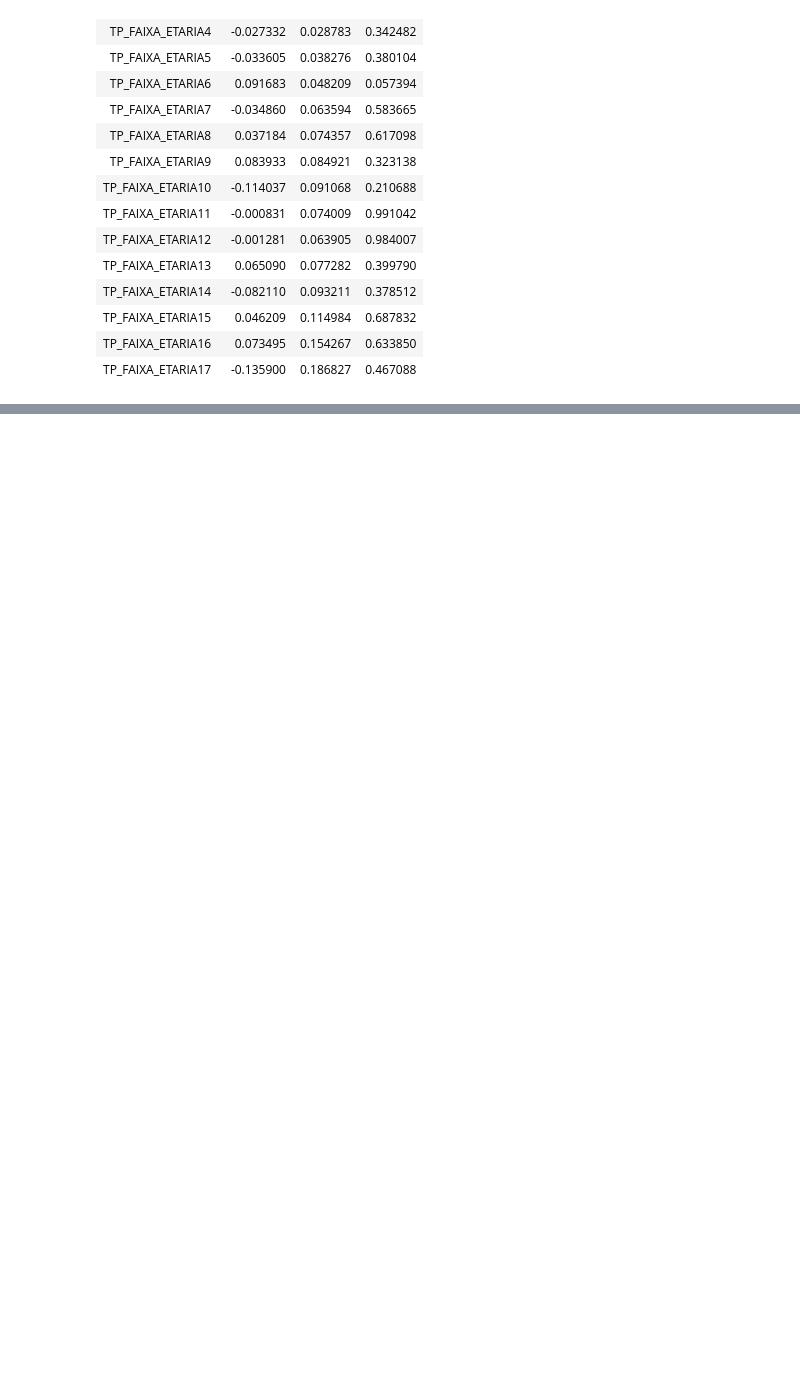
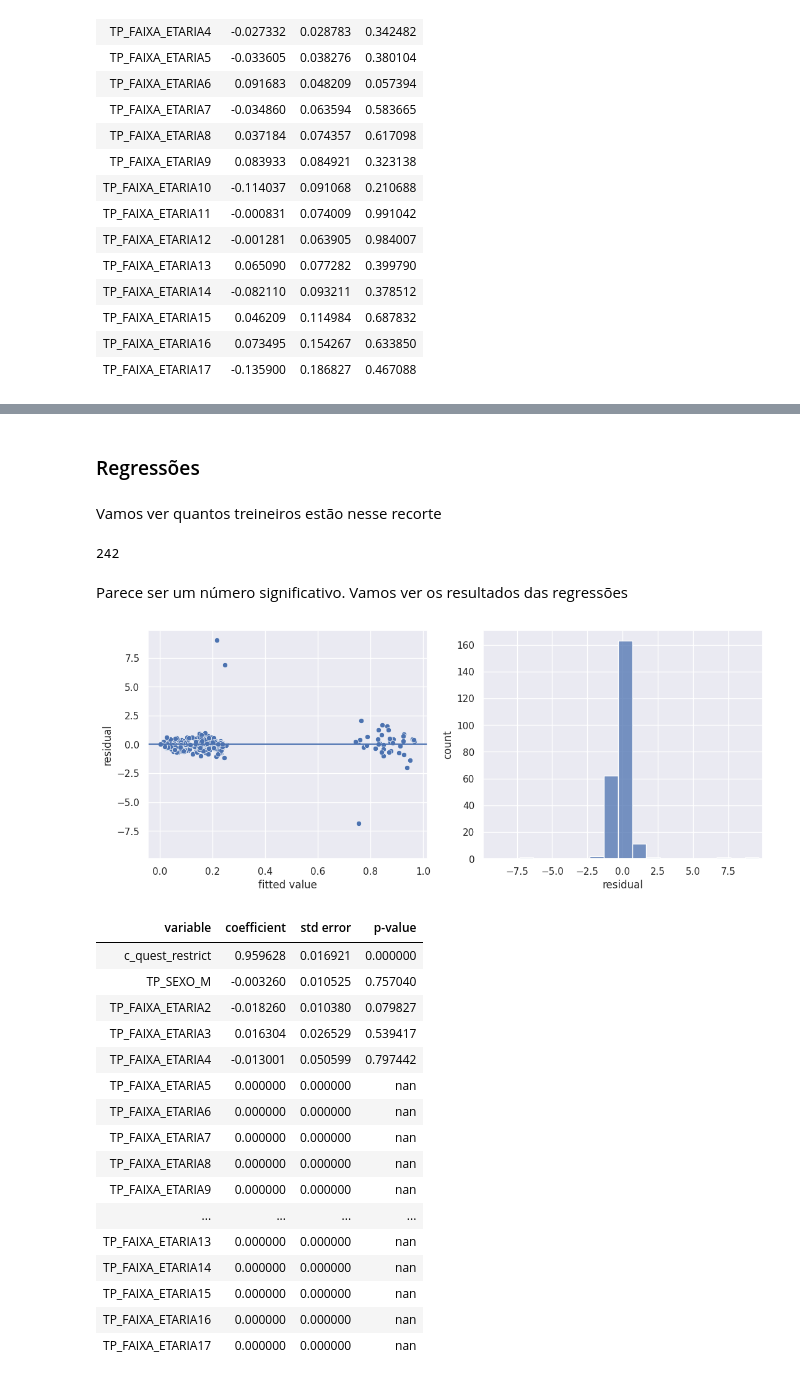
Before and after one commit to gabrielonishi/ENEMSocialNetworkAnalysis, a Jupyter notebook: 3 - Teste de Hipótese.ipynb, the cells around one changed output, grey strips where cells are left out. Drawn from its saved outputs; the diff is of its cells as text; code cells hidden in the pictures; blank space fills up the shorter version.

```diff
--- a/3 - Teste de Hipótese.ipynb
+++ b/3 - Teste de Hipótese.ipynb
@@ -417,0 +538,8 @@ results.plot_residuals()
+# %%
+# Carregando arquivo inteiro
+raw_data = pd.read_csv(RAW_DATA_FILE_PATH,
+           usecols = variaveis_de_interesse,
+           encoding='latin-1',
+           sep=';')
+# %%
+merged_df = pd.merge(df, raw_data, on='NU_INSCRICAO')
@@ -417,0 +568,2 @@ results.plot_residuals()
+# %%
+merged_df = merged_df.drop(columns=['TP_LOCALIZACAO_ESC', 'TP_DEPENDENCIA_ADM_ESC'])
@@ -417,0 +572,34 @@ results.plot_residuals()
+# %% [markdown]
+### Regressões
+# %% [markdown]
+Vamos ver quantos treineiros estão nesse recorte
+# %%
+merged_df.loc[merged_df['IN_TREINEIRO'] == 1].shape[0]
+# %% [output]
+242
+# %% [markdown]
+Parece ser um número significativo. Vamos ver os resultados das regressões
+# %%
+df_treineiros = merged_df.loc[merged_df['IN_TREINEIRO'] == 1]
+df_nao_treineiros = merged_df.loc[merged_df['IN_TREINEIRO'] == 0]
+# %%
+linear_results(df_treineiros)
+# %% [output]
+[figure, added]
+| variable | coefficient | std error | p-value |
+| c_quest_restrict | 0.959628 | 0.016921 | 0.000000 |
+| TP_SEXO_M | -0.003260 | 0.010525 | 0.757040 |
+| TP_FAIXA_ETARIA2 | -0.018260 | 0.010380 | 0.079827 |
+| TP_FAIXA_ETARIA3 | 0.016304 | 0.026529 | 0.539417 |
+| TP_FAIXA_ETARIA4 | -0.013001 | 0.050599 | 0.797442 |
+| TP_FAIXA_ETARIA5 | 0.000000 | 0.000000 | nan |
+| TP_FAIXA_ETARIA6 | 0.000000 | 0.000000 | nan |
+| TP_FAIXA_ETARIA7 | 0.000000 | 0.000000 | nan |
+| TP_FAIXA_ETARIA8 | 0.000000 | 0.000000 | nan |
+| TP_FAIXA_ETARIA9 | 0.000000 | 0.000000 | nan |
+| ... | ... | ... | ... |
+| TP_FAIXA_ETARIA13 | 0.000000 | 0.000000 | nan |
+| TP_FAIXA_ETARIA14 | 0.000000 | 0.000000 | nan |
+| TP_FAIXA_ETARIA15 | 0.000000 | 0.000000 | nan |
+| TP_FAIXA_ETARIA16 | 0.000000 | 0.000000 | nan |
+| TP_FAIXA_ETARIA17 | 0.000000 | 0.000000 | nan |
```
Also changed, not shown: parts of 81 cells of this notebook.
